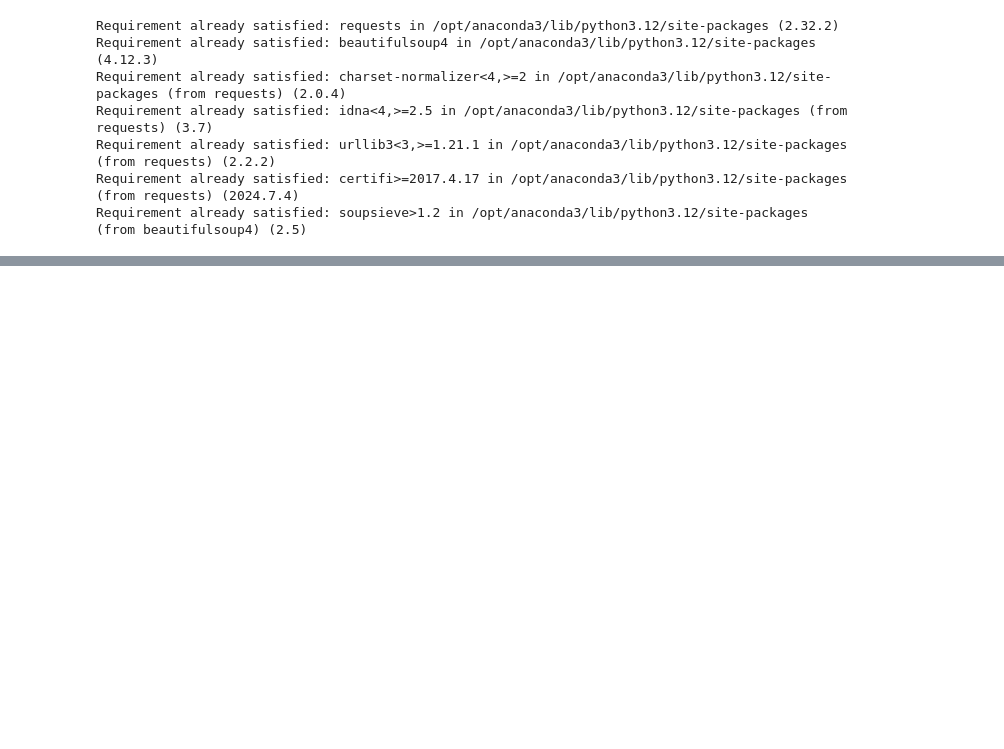
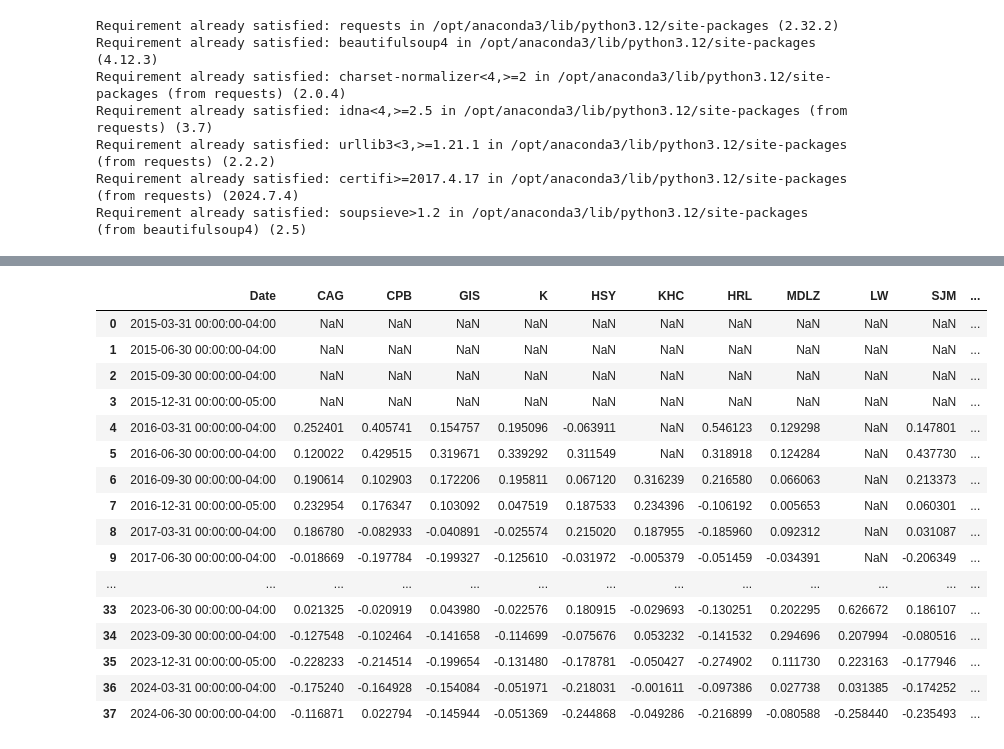
Before and after one commit to tanishhky/ArbitrageForSP500, a Jupyter notebook: yoy.ipynb, the cells around one changed output, grey strips where cells are left out. Saved outputs shown, nothing was run; the diff lists cells and outputs as text; code cells hidden in the pictures; blank space fills up the shorter version.

```diff
--- a/yoy.ipynb
+++ b/yoy.ipynb
@@ -145,0 +166,21 @@ TypeError: 'Timestamp' object is not iterable
+# %%
+d=pd.read_csv('sector_growth_results/Packaged Foods & Meats_quarterly_yoy_growth.csv')
+d
+# %% [output]
+|  | Date | CAG | CPB | GIS | K | HSY | KHC | HRL | MDLZ | LW | SJM | ... |
+| 0 | 2015-03-31 00:00:00-04:00 | NaN | NaN | NaN | NaN | NaN | NaN | NaN | NaN | NaN | NaN | ... |
+| 1 | 2015-06-30 00:00:00-04:00 | NaN | NaN | NaN | NaN | NaN | NaN | NaN | NaN | NaN | NaN | ... |
+| 2 | 2015-09-30 00:00:00-04:00 | NaN | NaN | NaN | NaN | NaN | NaN | NaN | NaN | NaN | NaN | ... |
+| 3 | 2015-12-31 00:00:00-05:00 | NaN | NaN | NaN | NaN | NaN | NaN | NaN | NaN | NaN | NaN | ... |
+| 4 | 2016-03-31 00:00:00-04:00 | 0.252401 | 0.405741 | 0.154757 | 0.195096 | -0.063911 | NaN | 0.546123 | 0.129298 | NaN | 0.147801 | ... |
+| 5 | 2016-06-30 00:00:00-04:00 | 0.120022 | 0.429515 | 0.319671 | 0.339292 | 0.311549 | NaN | 0.318918 | 0.124284 | NaN | 0.437730 | ... |
+| 6 | 2016-09-30 00:00:00-04:00 | 0.190614 | 0.102903 | 0.172206 | 0.195811 | 0.067120 | 0.316239 | 0.216580 | 0.066063 | NaN | 0.213373 | ... |
+| 7 | 2016-12-31 00:00:00-05:00 | 0.232954 | 0.176347 | 0.103092 | 0.047519 | 0.187533 | 0.234396 | -0.106192 | 0.005653 | NaN | 0.060301 | ... |
+| 8 | 2017-03-31 00:00:00-04:00 | 0.186780 | -0.082933 | -0.040891 | -0.025574 | 0.215020 | 0.187955 | -0.185960 | 0.092312 | NaN | 0.031087 | ... |
+| 9 | 2017-06-30 00:00:00-04:00 | -0.018669 | -0.197784 | -0.199327 | -0.125610 | -0.031972 | -0.005379 | -0.051459 | -0.034391 | NaN | -0.206349 | ... |
+| ... | ... | ... | ... | ... | ... | ... | ... | ... | ... | ... | ... | ... |
+| 33 | 2023-06-30 00:00:00-04:00 | 0.021325 | -0.020919 | 0.043980 | -0.022576 | 0.180915 | -0.029693 | -0.130251 | 0.202295 | 0.626672 | 0.186107 | ... |
+| 34 | 2023-09-30 00:00:00-04:00 | -0.127548 | -0.102464 | -0.141658 | -0.114699 | -0.075676 | 0.053232 | -0.141532 | 0.294696 | 0.207994 | -0.080516 | ... |
+| 35 | 2023-12-31 00:00:00-05:00 | -0.228233 | -0.214514 | -0.199654 | -0.131480 | -0.178781 | -0.050427 | -0.274902 | 0.111730 | 0.223163 | -0.177946 | ... |
+| 36 | 2024-03-31 00:00:00-04:00 | -0.175240 | -0.164928 | -0.154084 | -0.051971 | -0.218031 | -0.001611 | -0.097386 | 0.027738 | 0.031385 | -0.174252 | ... |
+| 37 | 2024-06-30 00:00:00-04:00 | -0.116871 | 0.022794 | -0.145944 | -0.051369 | -0.244868 | -0.049286 | -0.216899 | -0.080588 | -0.258440 | -0.235493 | ... |
```
Also changed, not shown: parts of 1 cell of this notebook, 2 other files.
